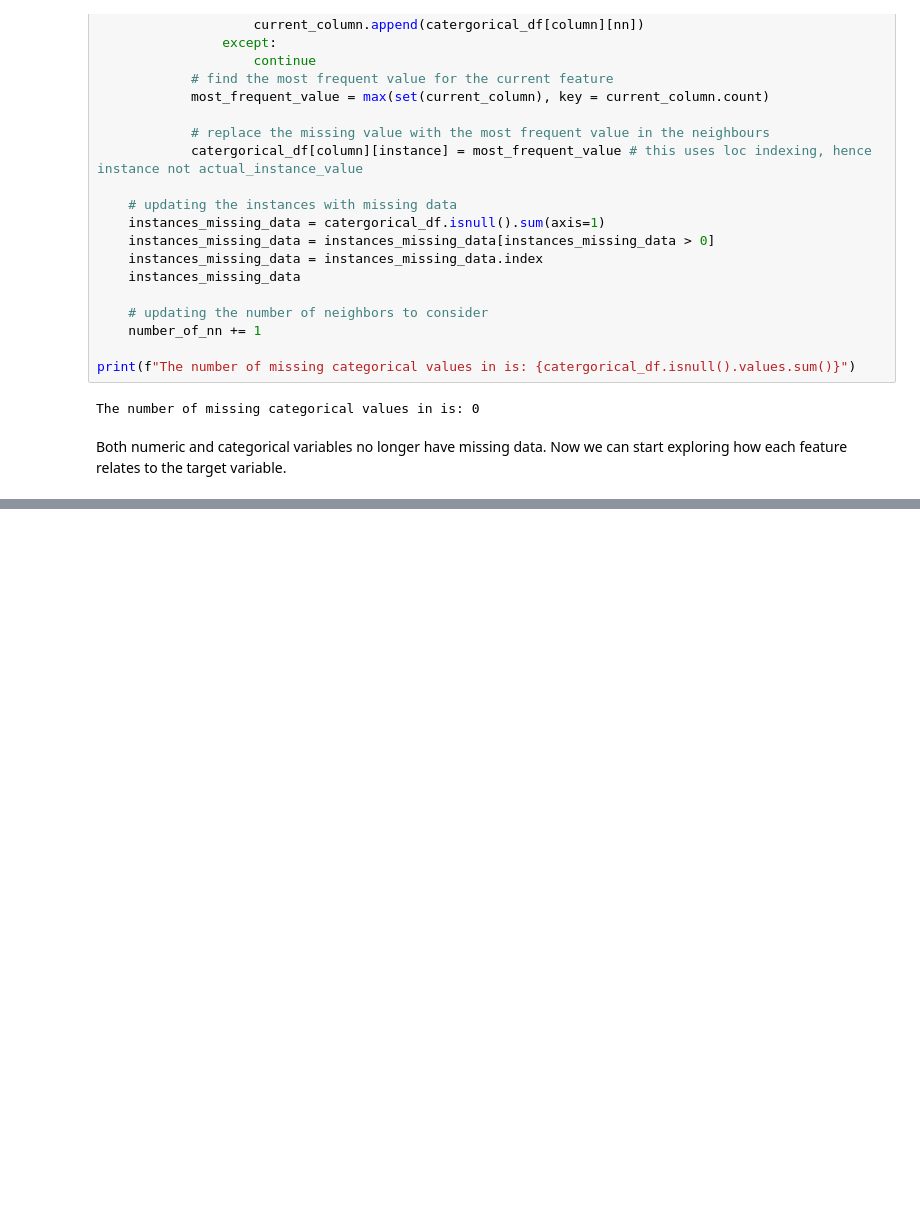
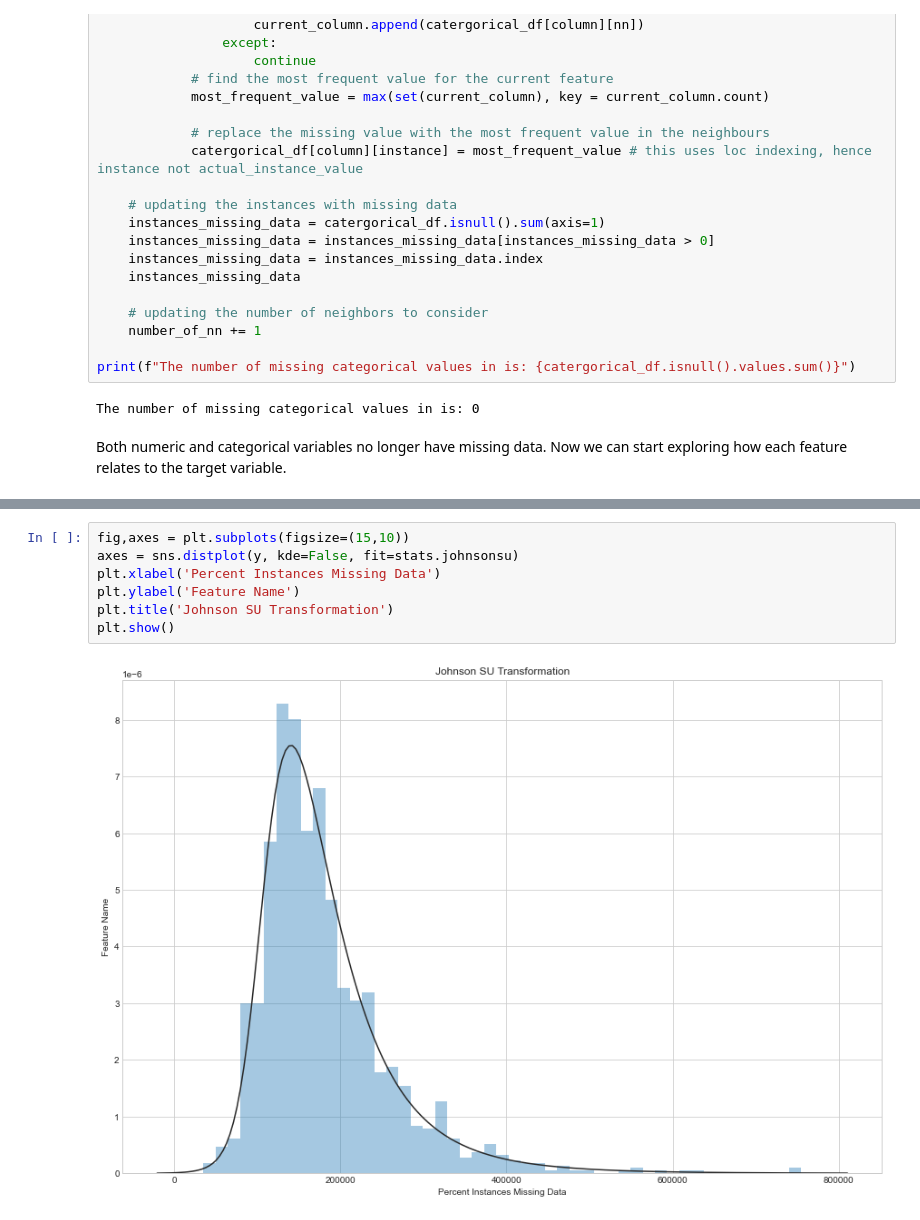
Before and after one commit to Murotiwamambo/House-Price-Predicitions, a Jupyter notebook: Exploratory Data Analysis.ipynb, the cells around one changed output, grey strips where cells are left out. Drawn from its saved outputs; the diff is of its cells as text; blank space fills up the shorter version.

Commit message:
failed attempt to make apply a johnson transformation

```diff
--- a/Exploratory Data Analysis.ipynb
+++ b/Exploratory Data Analysis.ipynb
@@ -338,0 +390,9 @@ Both numeric and categorical variables no longer have missing data. Now we can s
+# %%
+fig,axes = plt.subplots(figsize=(15,10))
+axes = sns.distplot(y, kde=False, fit=stats.johnsonsu)
+plt.xlabel('Percent Instances Missing Data')
+plt.ylabel('Feature Name')
+plt.title('Johnson SU Transformation')
+plt.show()
+# %% [output]
+[figure, added]
```
Also changed, not shown: parts of 24 cells of this notebook.
